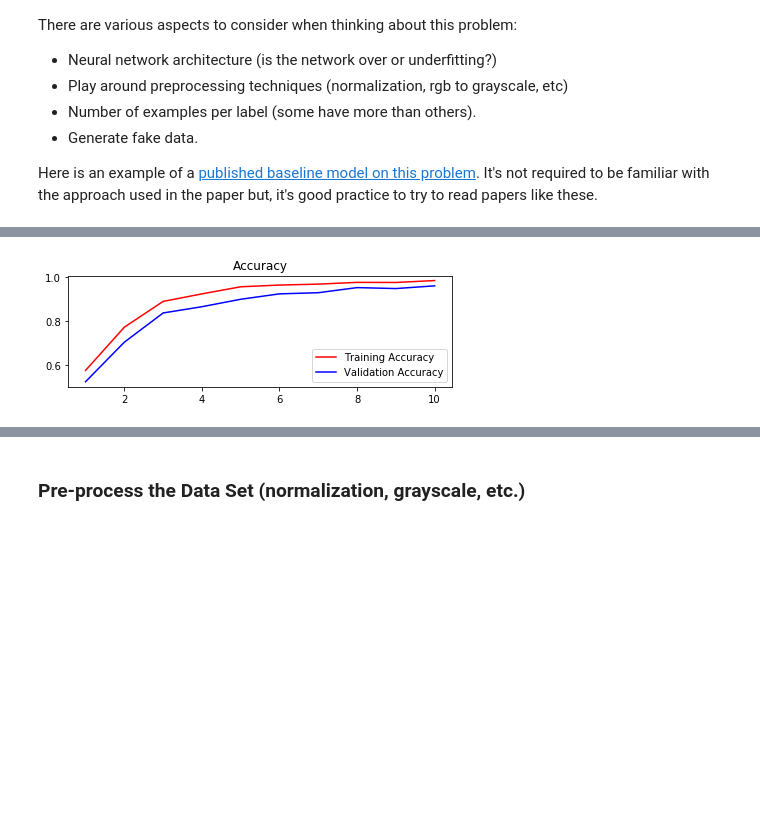
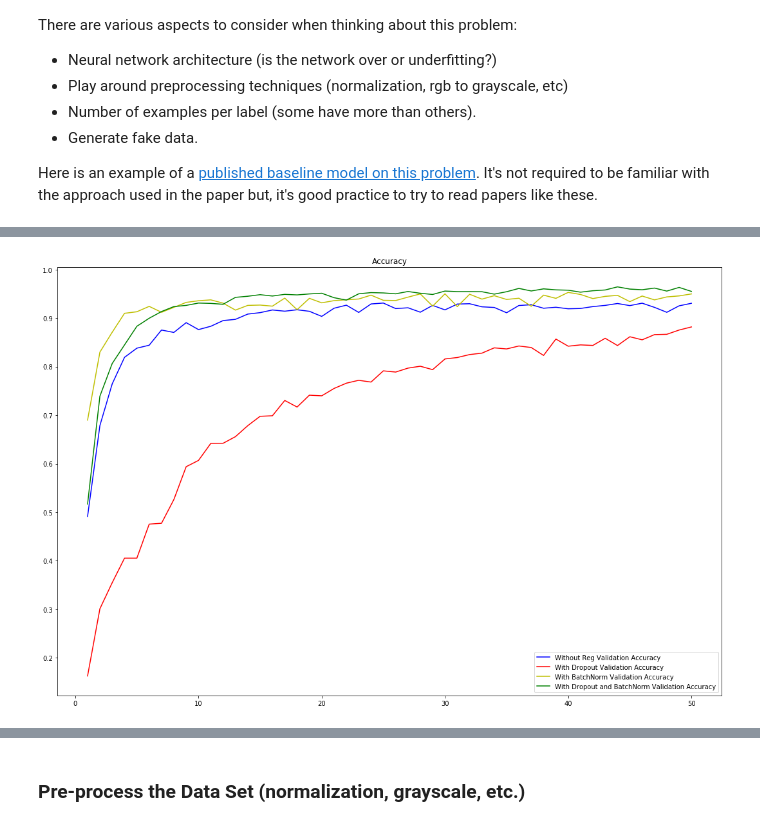
Before and after one commit to AlexSchizoid/CarND-Traffic-Sign-Classifier-Project, a Jupyter notebook: Traffic_Sign_Classifier.ipynb, the cells around one changed output, grey strips where cells are left out. Saved outputs shown, nothing was run; the diff lists cells and outputs as text; code cells hidden in the pictures; blank space fills up the shorter version.

```diff
--- a/Traffic_Sign_Classifier.ipynb
+++ b/Traffic_Sign_Classifier.ipynb
@@ -348,0 +335,2 @@ Validation Accuracy = 0.960
+# %%
+without_reg_train_acc_epoch, without_reg_valid_acc_epoch = convNetWithoutRegularization.run_tf(X_train, y_train, X_valid, y_valid)
@@ -348,0 +355,2 @@ Validation Accuracy = 0.960
+# %%
+with_dropout_train_acc_epoch, with_dropout_valid_acc_epoch = convNetWithDropout.run_tf(X_train, y_train, X_valid, y_valid)
@@ -348,0 +375,2 @@ Validation Accuracy = 0.960
+# %%
+with_batchnorm_train_acc_epoch, with_batchnorm_valid_acc_epoch = convNetWithBatchNorm.run_tf(X_train, y_train, X_valid, y_valid)
@@ -348,0 +395,2 @@ Validation Accuracy = 0.960
+# %%
+with_dropout_and_batchnorm_train_acc_epoch, with_dropout_and_batchnorm_valid_acc_epoch = convNetWithDropoutAndBatchNorm.run_tf(X_train, y_train, X_valid, y_valid)
@@ -349,13 +415,18 @@ Validation Accuracy = 0.960
 # %%
-acc_plot = plt.subplot(212)
-acc_plot.set_title('Accuracy')
-acc_plot.plot(range(1,EPOCHS+1), train_acc_epoch, 'r', label='Training Accuracy')
-acc_plot.plot(range(1,EPOCHS+1), valid_acc_epoch, 'b', label='Validation Accuracy')
-acc_plot.legend(loc=4)
+#acc_plot = plt.subplot(212)
+#acc_plot = plt.figure()
+plt.figure(figsize=(15,10))
+#acc_plot.set_title('Accuracy')
+plt.title('Accuracy')
+plt.plot(range(1,EPOCHS+1), without_reg_valid_acc_epoch, 'b', label='Without Reg Validation Accuracy')
+plt.plot(range(1,EPOCHS+1), with_dropout_valid_acc_epoch, 'r', label='With Dropout Validation Accuracy')
+plt.plot(range(1,EPOCHS+1), with_batchnorm_valid_acc_epoch, 'y', label='With BatchNorm Validation Accuracy')
+plt.plot(range(1,EPOCHS+1), with_dropout_and_batchnorm_valid_acc_epoch, 'g', label='With Dropout and BatchNorm Validation Accuracy')
+plt.legend(loc=4)
 plt.tight_layout()
 plt.show()
 # %% [output]
-[figure, old version]
+[figure, new version]
 # %%
 with tf.Session() as sess:
     saver.restore(sess, tf.train.latest_checkpoint('.'))
```
Also changed, not shown: parts of 16 cells of this notebook.
